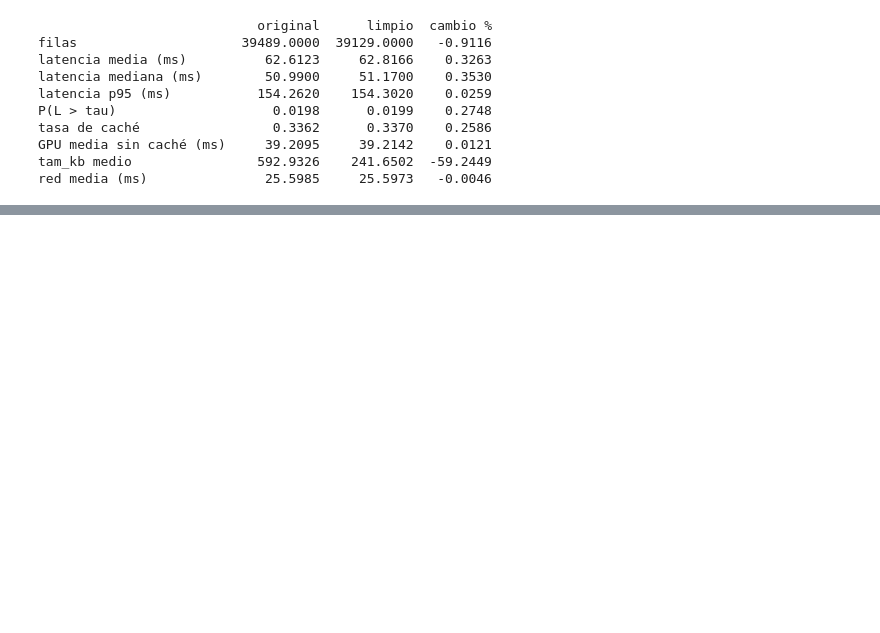
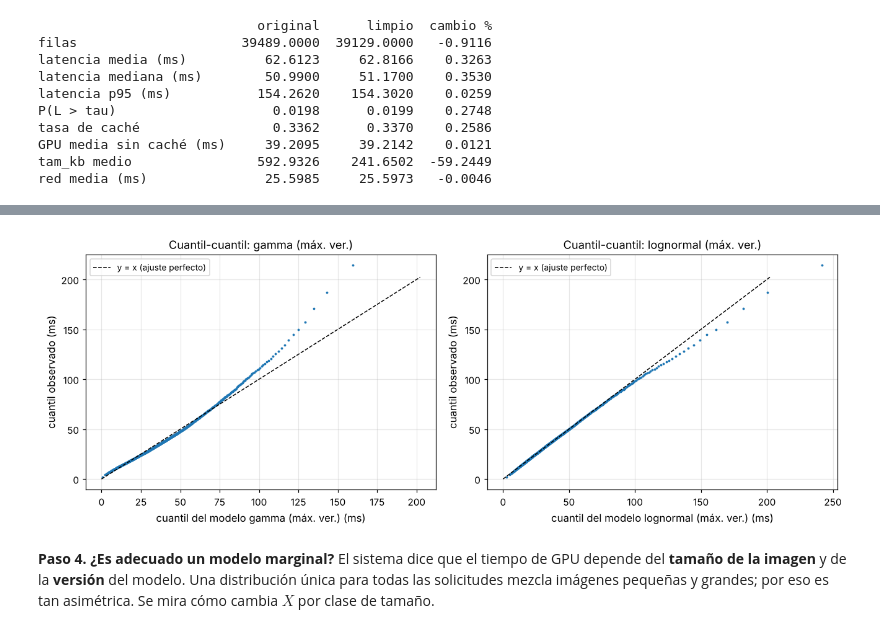
Before and after one commit to heysebitas/CCI_Proyecto_Final_Grupo1, a Jupyter notebook: CCI_Proyecto_Final_Grupo2.ipynb, the cells around one changed output, grey strips where cells are left out. Saved outputs shown, nothing was run; the diff lists cells and outputs as text; code cells hidden in the pictures; blank space fills up the shorter version.

```diff
--- a/CCI_Proyecto_Final_Grupo2.ipynb
+++ b/CCI_Proyecto_Final_Grupo2.ipynb
@@ -3973,0 +778,10 @@ Se entrega aparte como PDF de una página (E4).
+# %%
+# Paso 2. ¿Qué cambia entre regímenes y entre versiones? Cambio relativo de la media y espera en cola
+piv = tabla_A3.pivot_table(index="variable", columns=["régimen", "versión"], values="media")
+cambio = pd.DataFrame({"ráfaga vs estable (%)": 100 * (piv[("ráfaga", "A+B")] / piv[("estable", "A+B")] - 1),
+                       "B vs A en estable (%)": 100 * (piv[("estable", "B")] / piv[("estable", "A")] - 1)})
+print(cambio.round(1).to_string())
+for nombre, d in [("estable", df_estable), ("ráfaga", df_rafaga)]:
+    W = d.latencia_ms - d.red_ms - d.gpu_ms                    # espera en cola implícita: W = L - red - G
+    print(f"{nombre:8s}: espera media = {W.mean():5.2f} ms | P(L > tau) = {(d.latencia_ms > tau).mean():.4f} | "
+          f"moda de intentos = {d.intentos.mode()[0]} | P(caché) = {d.cache_hit.mean():.3f}")
@@ -3973,0 +1210,22 @@ Se entrega aparte como PDF de una página (E4).
+# %%
+# Paso 3. Bondad de ajuste de los cuatro ajustes
+modelos_C2 = {"gamma (máx. ver.)": stats.gamma(k_mv, scale=th_mv), "gamma (momentos)": stats.gamma(k_mm, scale=th_mm),
+              "lognormal (máx. ver.)": stats.lognorm(sig_mv, scale=np.exp(mu_mv)), "lognormal (momentos)": stats.lognorm(sig_mm, scale=np.exp(mu_mm))}
+def distancia_max(x_ordenado, cdf):
+    n_ = len(x_ordenado); F = cdf(x_ordenado)
+    return np.max(np.maximum(np.arange(1, n_ + 1) / n_ - F, F - np.arange(n_) / n_))
+xs_ord = np.sort(X_gpu)
+Q_C2 = [0.5, 0.9, 0.99, 0.999]
+filas = [{"modelo": "datos", **{f"q{100 * q:g}": np.quantile(X_gpu, q) for q in Q_C2}, "D": 0.0, "log-ver.": np.nan}]
+for nombre, mod in modelos_C2.items():
+    filas.append({"modelo": nombre, **{f"q{100 * q:g}": mod.ppf(q) for q in Q_C2}, "D": distancia_max(xs_ord, mod.cdf),
+                  "log-ver.": mod.logpdf(X_gpu).sum()})
+print(pd.DataFrame(filas).round(3).to_string(index=False))
+
+# Calibración por Montecarlo de D para el mejor modelo (lognormal por máxima verosimilitud)
+D_logn = distancia_max(xs_ord, modelos_C2["lognormal (máx. ver.)"].cdf)
+D_sim = []
+for _ in range(300):
+    xsim = np.sort(rng.lognormal(mu_mv, sig_mv, n_x))
+    D_sim.append(distancia_max(xsim, stats.lognorm(np.log(xsim).std(), scale=np.exp(np.log(xsim).mean())).cdf))
+print(f"\nLognormal: D = {D_logn:.4f}; en 300 muestras simuladas del modelo, D >= observado en {100 * prob_montecarlo(D_logn, D_sim):.1f} %")
@@ -3973,0 +1241,14 @@ Se entrega aparte como PDF de una página (E4).
+# %%
+# Gráfica de apoyo C2 (no numerada): cuantil-cuantil de los dos modelos de máxima verosimilitud
+fig, ax = plt.subplots(1, 2, figsize=(12, 4.5))
+pp = (np.arange(1, n_x + 1) - 0.5) / n_x
+for a, nombre in zip(ax, ["gamma (máx. ver.)", "lognormal (máx. ver.)"]):
+    a.plot(modelos_C2[nombre].ppf(pp)[::20], xs_ord[::20], ".", ms=3)
+    lim = [0, np.quantile(X_gpu, 0.999)]
+    a.plot(lim, lim, "k--", lw=1, label="y = x (ajuste perfecto)")
+    a.set_xlabel(f"cuantil del modelo {nombre} (ms)"); a.set_ylabel("cuantil observado (ms)"); a.set_title(f"Cuantil-cuantil: {nombre}"); a.legend()
+plt.tight_layout(); plt.show()
+# %% [output]
+[figure, added]
+# %% [markdown]
+**Paso 4. ¿Es adecuado un modelo marginal?** El sistema dice que el tiempo de GPU depende del **tamaño de la imagen** y de la **versión** del modelo. Una distribución única para todas las solicitudes mezcla imágenes pequeñas y grandes; por eso es tan asimétrica. Se mira cómo cambia $X$ por clase de tamaño.
```
Also changed, not shown: parts of 364 cells of this notebook, 1 other file.
